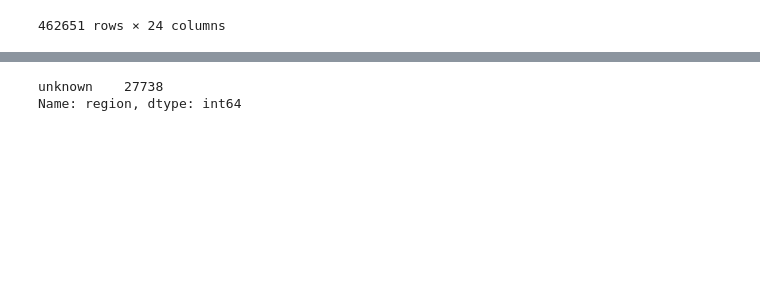
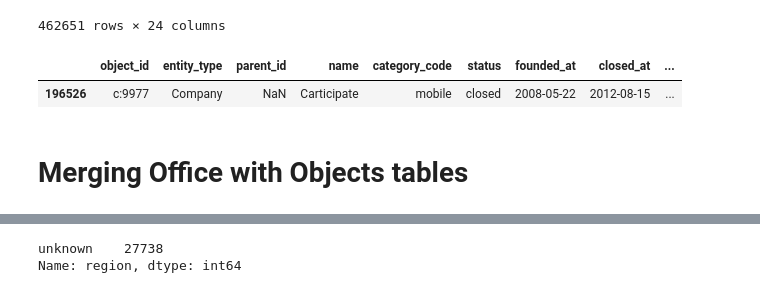
Before and after one commit to PaulIsenberg/FWIP_Venture, a Jupyter notebook: ETL2.0.ipynb, the cells around one changed output, grey strips where cells are left out. Drawn from its saved outputs; the diff is of its cells as text; code cells hidden in the pictures; blank space fills up the shorter version.

```diff
--- a/ETL2.0.ipynb
+++ b/ETL2.0.ipynb
@@ -47,8 +47,16 @@ objects
 | 462649 | r:9998 | Product | c:14164 | CatylistCRM, contact database | NaN | operating | NaN | NaN | ... |
 | 462650 | r:9999 | Product | c:14164 | Catylist Custom Print/Web Design | NaN | operating | NaN | NaN | ... |
 462651 rows × 24 columns
+# %%
+#inspecting company
+objects[objects['object_id']=='c:9977']
+# %% [output]
+|  | object_id | entity_type | parent_id | name | category_code | status | founded_at | closed_at | ... |
+| 196526 | c:9977 | Company | NaN | Carticipate | mobile | closed | 2008-05-22 | 2012-08-15 | ... |
 # %%
 objects_cleaner=objects[objects['object_id'].str.contains('c:|f:', regex=True)]
+# %% [markdown]
+# Merging Office with Objects tables
 # %%
 locations = office.merge(objects_cleaner, how='outer', left_on= 'object_id', right_on='object_id')
 locations
```
Also changed, not shown: parts of 24 cells of this notebook.
